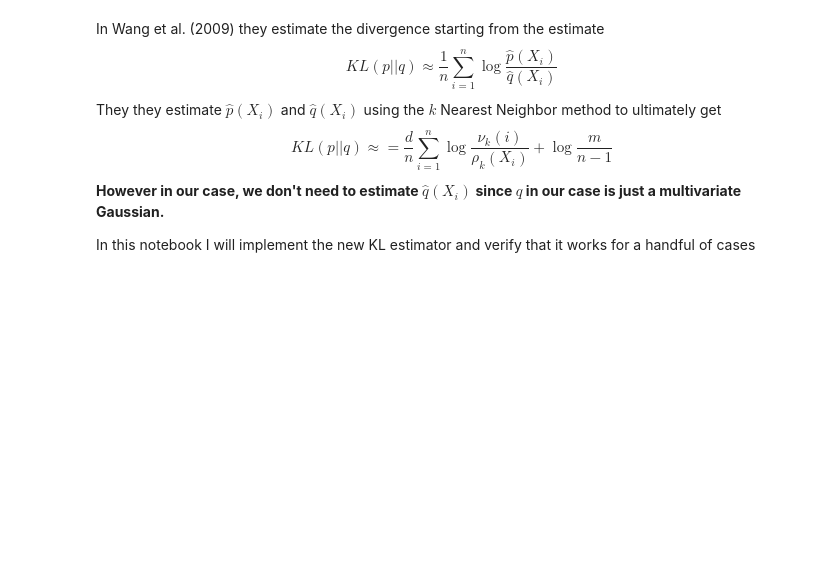
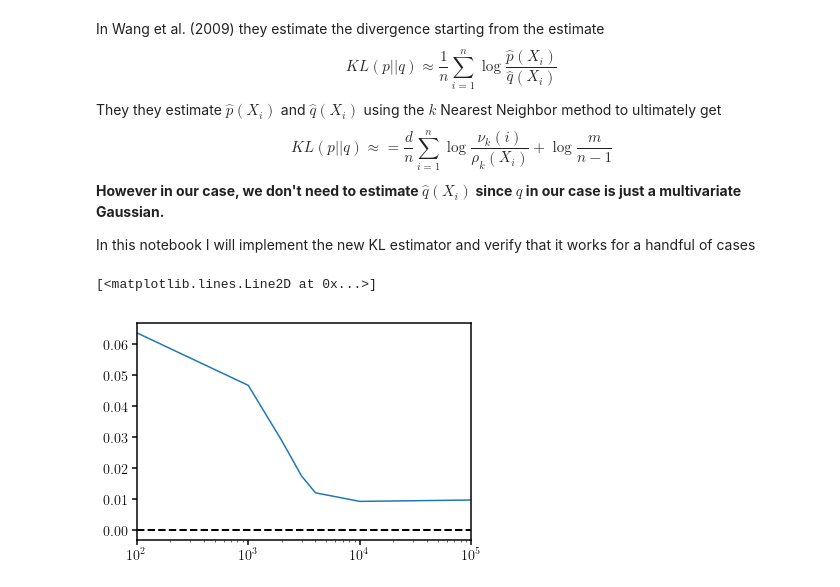
Before and after one commit to changhoonhahn/nonGaussLike, a Jupyter notebook: notebook/local_KL_Xq.ipynb, the cells around one changed output. Drawn from its saved outputs; the diff is of its cells as text; code cells hidden in the pictures; blank space fills up the shorter version.

```diff
--- a/notebook/local_KL_Xq.ipynb
+++ b/notebook/local_KL_Xq.ipynb
@@ -33,0 +38,42 @@ def KL_Xq(X, k):
+# %%
+def hat_p(X, k=10):
+    n, d = X.shape # n and dimensions
+    k, n, d = float(k), float(n), float(d)
+
+    # kNN term
+    NN_X = NearestNeighbors(n_neighbors=int(k)).fit(X)
+    dNN_XX, _ = NN_X.kneighbors(X, n_neighbors=int(k)+1) # k+1 to exclude itself
+    rho_k_i = dNN_XX[:,-1]
+
+    return k/(n-1) * 1 / (c_1(d) * rho_k_i**d)
+# %%
+def KL_Xq(X, q, k=10):
+    ''' X is a matrix, k is float, q is a function
+    '''
+    try:
+        n, d = X.shape
+    except ValueError:
+        n, d = X.reshape(-1,1).shape
+
+    p_Xi = hat_p(X, k=k)
+    q_Xi = q(X)
+    return np.sum(np.log(p_Xi) - np.log(q_Xi))/n
+# %%
+ns = np.array([1e2, 1e3, 2e3, 3e3, 4e3, 1e4])#, 1e5])
+ns = ns.astype(int)
+# %%
+qX = lambda x: multinorm.pdf(x, mean=0., cov=1.)
+kls = []
+for n in ns:
+    Xn = np.random.normal(0., 1., size=int(n))#mvn([0.], [1.], size=int(n))
+    kls.append(KL_Xq(Xn.reshape(-1,1), qX, k=50))
+# %%
+fig = plt.figure()
+sub = fig.add_subplot(111)
+sub.plot(ns, kls)
+sub.set_xlim([1e2, 1e5])
+sub.set_xscale("log")
+sub.plot(sub.get_xlim(), [0., 0.], c='k', lw=2, ls='--')
+# %% [output]
+[<matplotlib.lines.Line2D at 0x...>]
+[figure, added]
```
Also changed, not shown: parts of 24 cells of this notebook, 1 other file.
